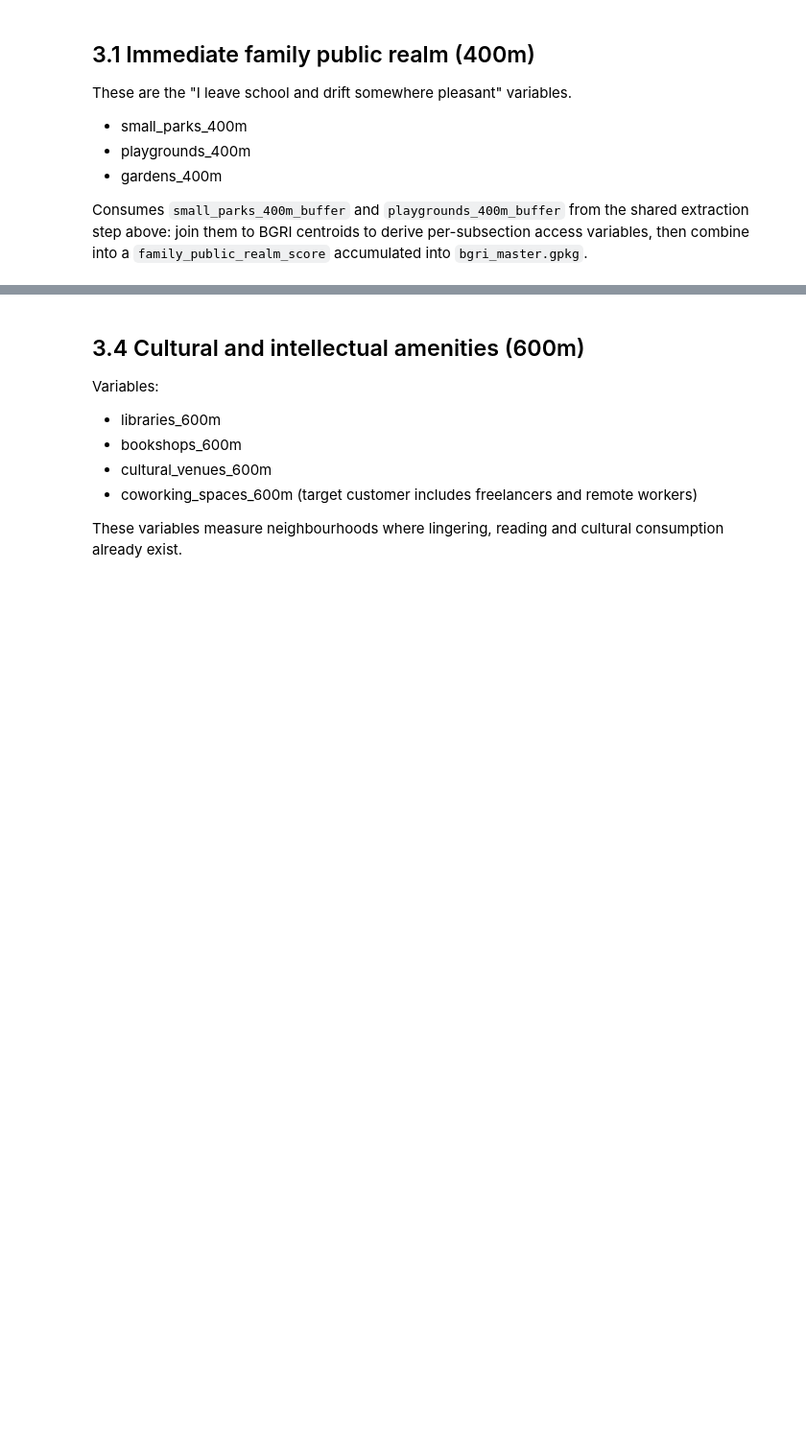
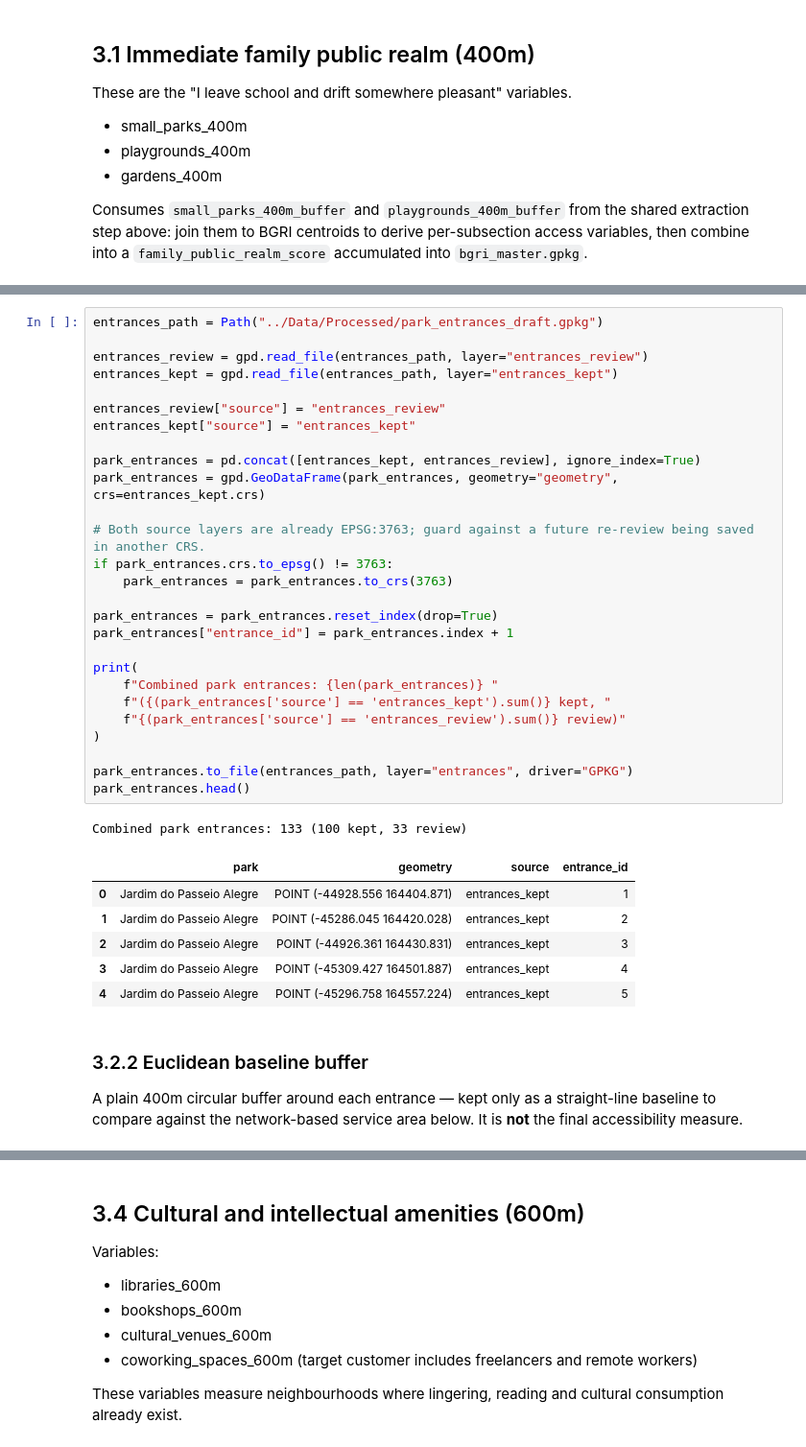
Before and after one commit to joanabutton/location_intelligence, a Jupyter notebook: Notebooks/03_explore_public_realm_lingering_potential.ipynb, the cells around one changed output, grey strips where cells are left out. Shown at 96% size. Cells and saved outputs as stored; diff of their text form; blank space fills up the shorter version.

```diff
--- a/Notebooks/03_explore_public_realm_lingering_potential.ipynb
+++ b/Notebooks/03_explore_public_realm_lingering_potential.ipynb
@@ -319,0 +355,39 @@ Consumes `large_parks_400m_buffer` from the shared extraction step above: join i
+# %%
+entrances_path = Path("../Data/Processed/park_entrances_draft.gpkg")
+
+entrances_review = gpd.read_file(entrances_path, layer="entrances_review")
+entrances_kept = gpd.read_file(entrances_path, layer="entrances_kept")
+
+entrances_review["source"] = "entrances_review"
+entrances_kept["source"] = "entrances_kept"
+
+park_entrances = pd.concat([entrances_kept, entrances_review], ignore_index=True)
+park_entrances = gpd.GeoDataFrame(park_entrances, geometry="geometry", crs=entrances_kept.crs)
+
+# Both source layers are already EPSG:3763; guard against a future re-review being saved in another CRS.
+if park_entrances.crs.to_epsg() != 3763:
+    park_entrances = park_entrances.to_crs(3763)
+
+park_entrances = park_entrances.reset_index(drop=True)
+park_entrances["entrance_id"] = park_entrances.index + 1
+
+print(
+    f"Combined park entrances: {len(park_entrances)} "
+    f"({(park_entrances['source'] == 'entrances_kept').sum()} kept, "
+    f"{(park_entrances['source'] == 'entrances_review').sum()} review)"
+)
+
+park_entrances.to_file(entrances_path, layer="entrances", driver="GPKG")
+park_entrances.head()
+# %% [output]
+Combined park entrances: 133 (100 kept, 33 review)
+|  | park | geometry | source | entrance_id |
+| 0 | Jardim do Passeio Alegre | POINT (-44928.556 164404.871) | entrances_kept | 1 |
+| 1 | Jardim do Passeio Alegre | POINT (-45286.045 164420.028) | entrances_kept | 2 |
+| 2 | Jardim do Passeio Alegre | POINT (-44926.361 164430.831) | entrances_kept | 3 |
+| 3 | Jardim do Passeio Alegre | POINT (-45309.427 164501.887) | entrances_kept | 4 |
+| 4 | Jardim do Passeio Alegre | POINT (-45296.758 164557.224) | entrances_kept | 5 |
+# %% [markdown]
+### 3.2.2 Euclidean baseline buffer
+
+A plain 400m circular buffer around each entrance — kept only as a straight-line baseline to compare against the network-based service area below. It is **not** the final accessibility measure.
```
Also changed, not shown: parts of 14 cells of this notebook, 8 other files.
